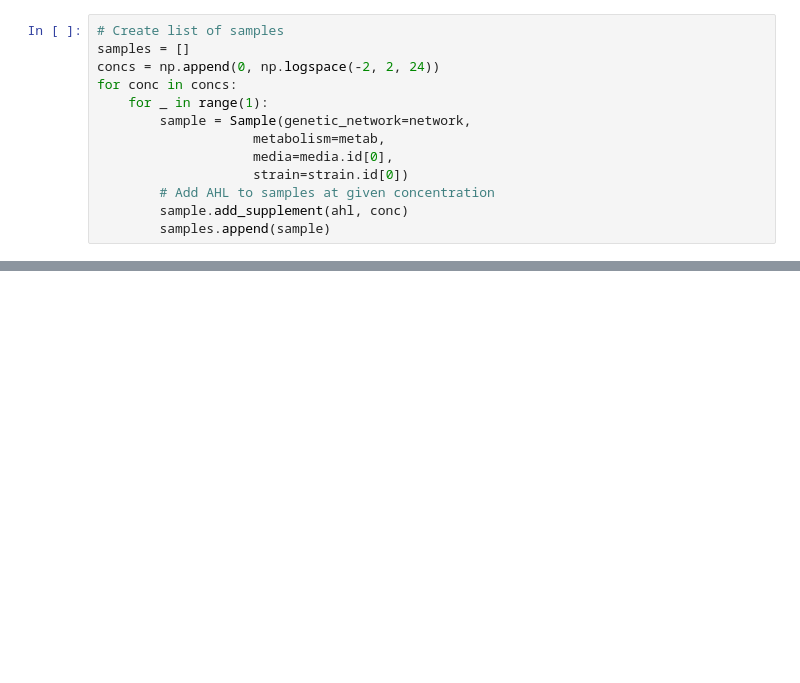
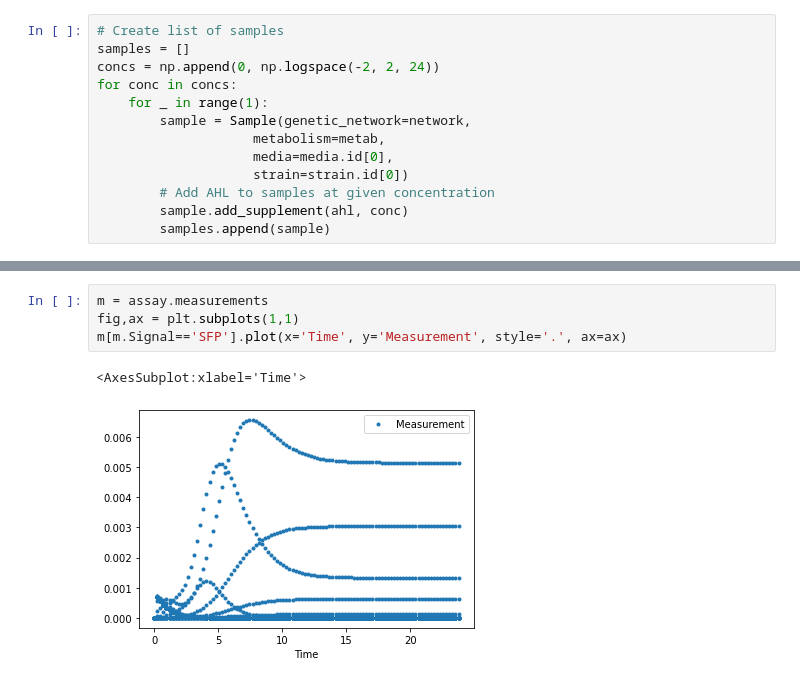
Before and after one commit to RudgeLab/LOICA, a Jupyter notebook: notebooks/Gradient Interpretation.ipynb, the cells around one changed output, grey strips where cells are left out. Drawn from its saved outputs; the diff is of its cells as text; blank space fills up the shorter version.

```diff
--- a/notebooks/Gradient Interpretation.ipynb
+++ b/notebooks/Gradient Interpretation.ipynb
@@ -87,0 +109,7 @@ fig
+# %%
+m = assay.measurements
+fig,ax = plt.subplots(1,1)
+m[m.Signal=='SFP'].plot(x='Time', y='Measurement', style='.', ax=ax)
+# %% [output]
+<AxesSubplot:xlabel='Time'>
+[figure, added]
```
Also changed, not shown: parts of 10 cells of this notebook, 3 other files.
